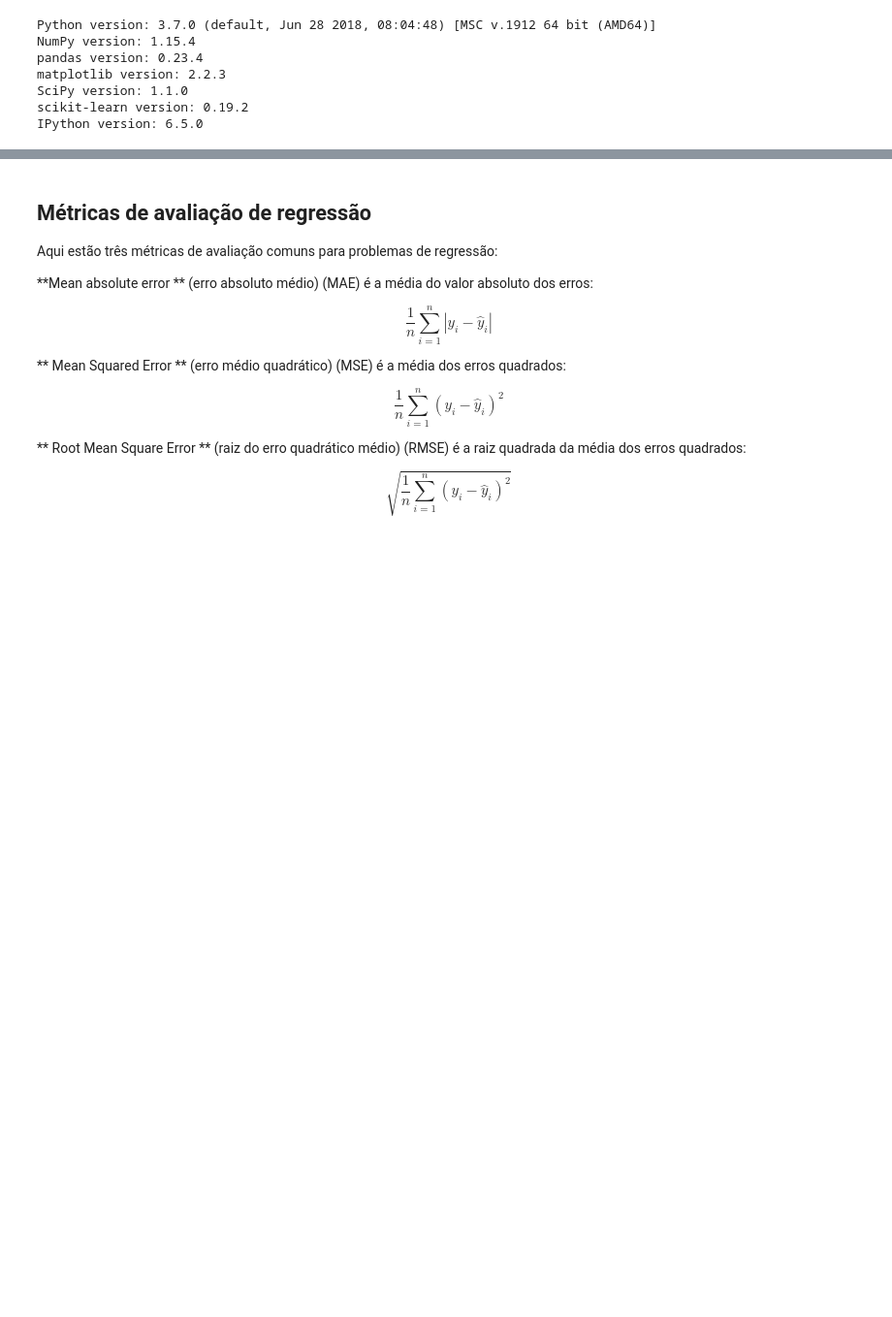
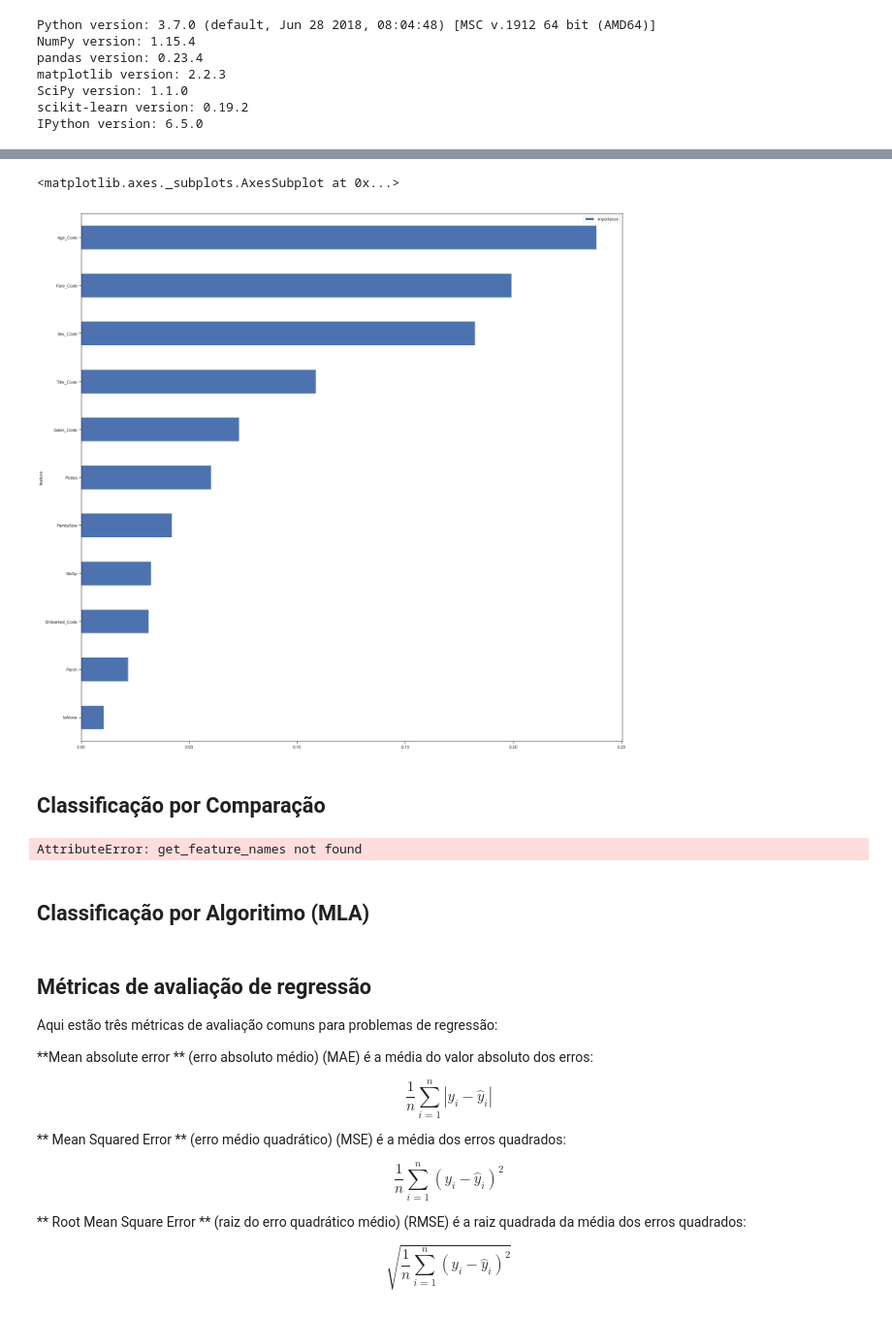
Before and after one commit to rgaliardi/Data-Science, a Jupyter notebook: MaratonaDSB/Titanic/Kaggle-Titanic.ipynb, the cells around one changed output, grey strips where cells are left out. Shown: that part at 97% size. Drawn from its saved outputs; the diff is of its cells as text; code cells hidden in the pictures; blank space fills up the shorter version.

Commit message:
Master
Classificação

```diff
--- a/MaratonaDSB/Titanic/Kaggle-Titanic.ipynb
+++ b/MaratonaDSB/Titanic/Kaggle-Titanic.ipynb
@@ -865,0 +269,40 @@ pd.DataFrame(confusion_matrix(y_train, predictions), columns=['true', 'false'],
+# %%
+# Definição das classes de variáveis aplicaveis aos modelos
+
+# X_train - define os dados independentes de treino
+X_train = dsAnalize[dsAnalize['Train'] == 1].drop(['Survived', 'PassengerId', 'Train'], axis=1)
+
+# y_train - define a variável preditora
+y_train = dsAnalize[dsAnalize['Train'] == 1]['Survived']
+
+# X_test - define os dados independentes de teste
+X_test = dsAnalize[dsAnalize['Train'] == 0].drop(['Survived', 'PassengerId', 'Train'], axis=1)
+# %%
+# Verificação das variáveis independentes e sua classificação
+
+from sklearn.model_selection import KFold, StratifiedShuffleSplit, StratifiedKFold
+from sklearn.metrics import accuracy_score, log_loss
+from sklearn.neighbors import KNeighborsClassifier
+from sklearn.svm import SVC
+from sklearn.tree import DecisionTreeClassifier
+from sklearn.ensemble import RandomForestClassifier, AdaBoostClassifier, GradientBoostingClassifier
+from sklearn.naive_bayes import GaussianNB
+from sklearn.discriminant_analysis import LinearDiscriminantAnalysis, QuadraticDiscriminantAnalysis
+from sklearn.linear_model import LogisticRegression
+from xgboost import XGBClassifier
+
+clf = RandomForestClassifier(n_estimators=50, max_features='sqrt')
+predictions = clf.fit(X_train, y_train)
+
+features = pd.DataFrame()
+features['feature'] = X_train.columns
+features['importance'] = predictions.feature_importances_
+features.sort_values(by=['importance'], ascending=True, inplace=True)
+features.set_index('feature', inplace=True)
+
+features.plot(kind='barh', figsize=(25, 25))
+# %% [output]
+<matplotlib.axes._subplots.AxesSubplot at 0x...>
+[figure, added]
+# %% [markdown]
+## Classificação por Comparação
@@ -865,0 +431,8 @@ pd.DataFrame(confusion_matrix(y_train, predictions), columns=['true', 'false'],
+# %%
+# Classifier(splits, target, features)
+#classifiers = fnc.Classifier(12, y_train, X_train)
+classifiers = Classifier(12, y_train, X_train)
+print(classifiers.iloc[0])
+classifiers
+# %% [output]
+AttributeError: get_feature_names not found
@@ -865,0 +445,2 @@ pd.DataFrame(confusion_matrix(y_train, predictions), columns=['true', 'false'],
+# %% [markdown]
+## Classificação por Algoritimo (MLA)
```
Also changed, not shown: parts of 59 cells of this notebook, 9 other files.
